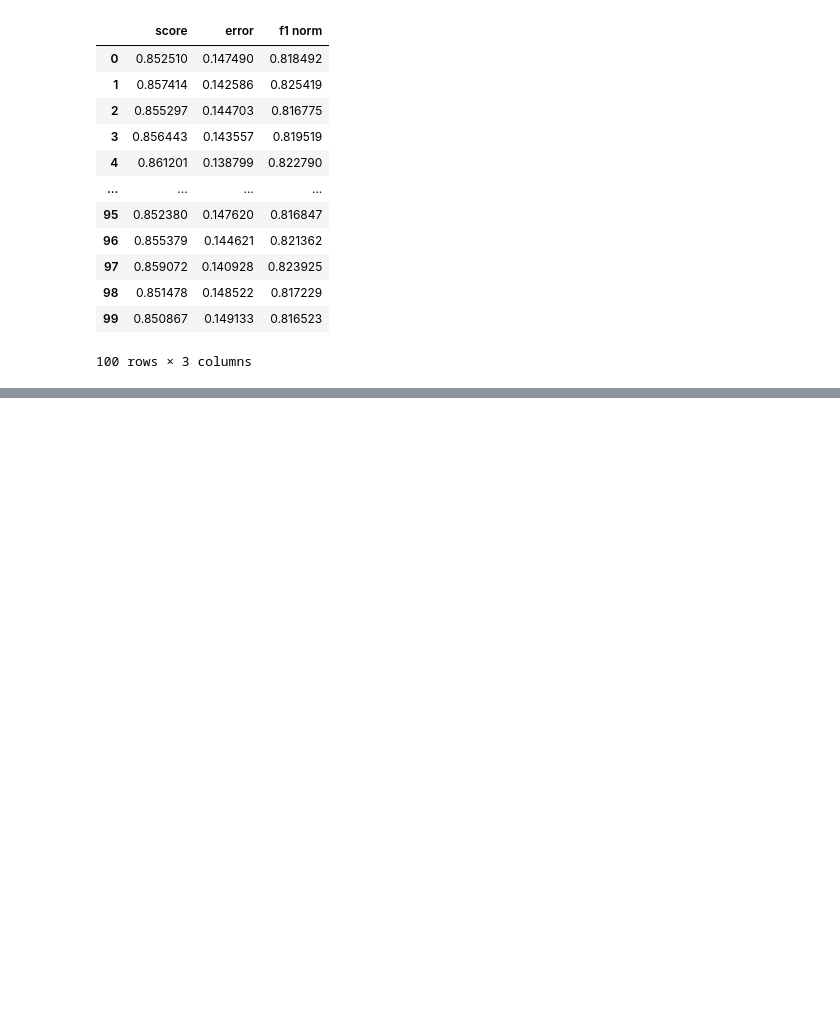
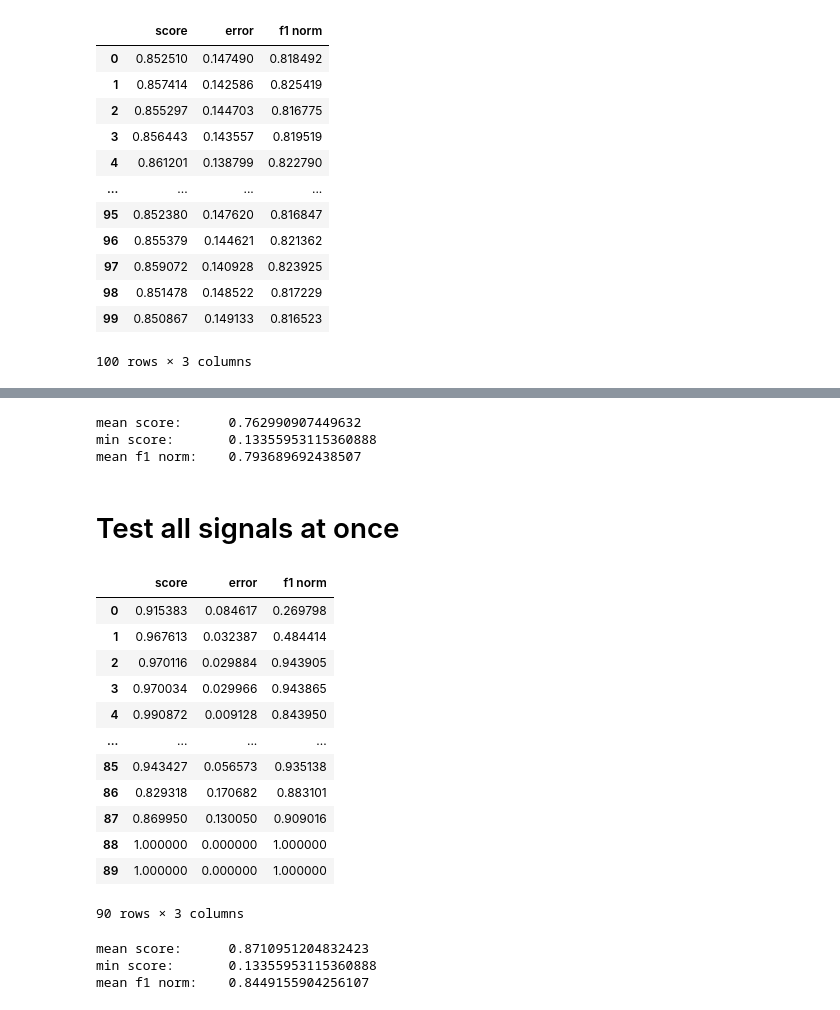
Before and after one commit to tutugarin/Storing-Analyzing-ECG, a Jupyter notebook: analyse/experiments/XGBClassifier.ipynb, the cells around one changed output, grey strips where cells are left out. Saved outputs shown, nothing was run; the diff lists cells and outputs as text; code cells hidden in the pictures; blank space fills up the shorter version.

```diff
--- a/analyse/experiments/XGBClassifier.ipynb
+++ b/analyse/experiments/XGBClassifier.ipynb
@@ -216,0 +286,46 @@ mean f1 norm:    0.8254194538874876
+# %%
+print("mean score:\t", np.mean(results["score"]))
+print("min score:\t", np.min(results["score"]))
+print("mean f1 norm:\t", np.mean(results["f1 norm"]))
+# %% [output]
+mean score:      0.762990907449632
+min score:       0.13355953115360888
+mean f1 norm:    0.793689692438507
+# %% [markdown]
+# Test all signals at once
+# %%
+signals = ddb.get_all_signals()
+# %%
+results = pd.DataFrame()
+
+for i, signal in enumerate(signals):
+    X_test, y_test = signal.get_data()
+    y_pred = model.predict(X_test)
+    f1 = f1_score(y_test, y_pred)
+    result = accuracy_score(y_test, y_pred)
+    df = pd.DataFrame({"score" : result, "error" : 1 - result, "f1 norm" : f1}, index=[i])
+    results = pd.concat([results, df])
+# %%
+results
+# %% [output]
+|  | score | error | f1 norm |
+| 0 | 0.915383 | 0.084617 | 0.269798 |
+| 1 | 0.967613 | 0.032387 | 0.484414 |
+| 2 | 0.970116 | 0.029884 | 0.943905 |
+| 3 | 0.970034 | 0.029966 | 0.943865 |
+| 4 | 0.990872 | 0.009128 | 0.843950 |
+| ... | ... | ... | ... |
+| 85 | 0.943427 | 0.056573 | 0.935138 |
+| 86 | 0.829318 | 0.170682 | 0.883101 |
+| 87 | 0.869950 | 0.130050 | 0.909016 |
+| 88 | 1.000000 | 0.000000 | 1.000000 |
+| 89 | 1.000000 | 0.000000 | 1.000000 |
+90 rows × 3 columns
+# %%
+print("mean score:\t", np.mean(results["score"]))
+print("min score:\t", np.min(results["score"]))
+print("mean f1 norm:\t", np.mean(results["f1 norm"]))
+# %% [output]
+mean score:      0.8710951204832423
+min score:       0.13355953115360888
+mean f1 norm:    0.8449155904256107
```
Also changed, not shown: parts of 16 cells of this notebook, 2 other files.
